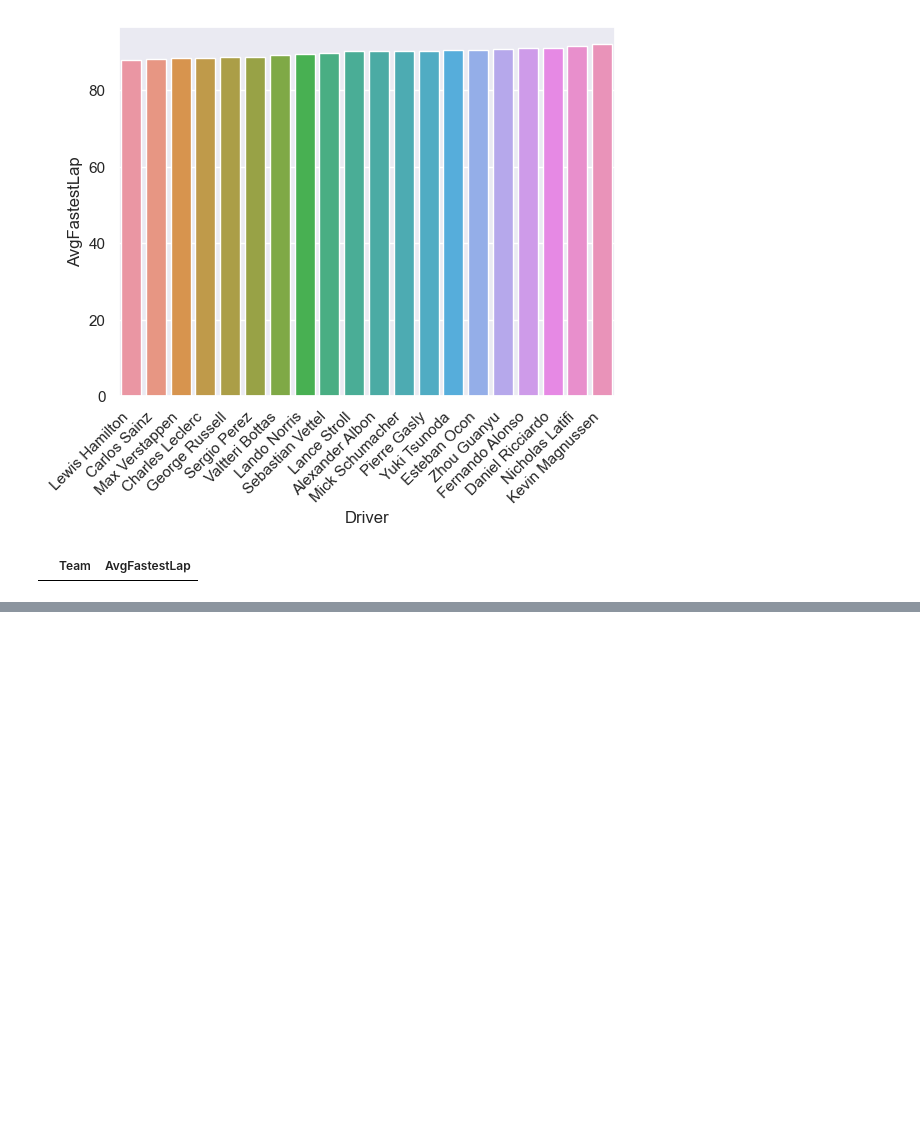
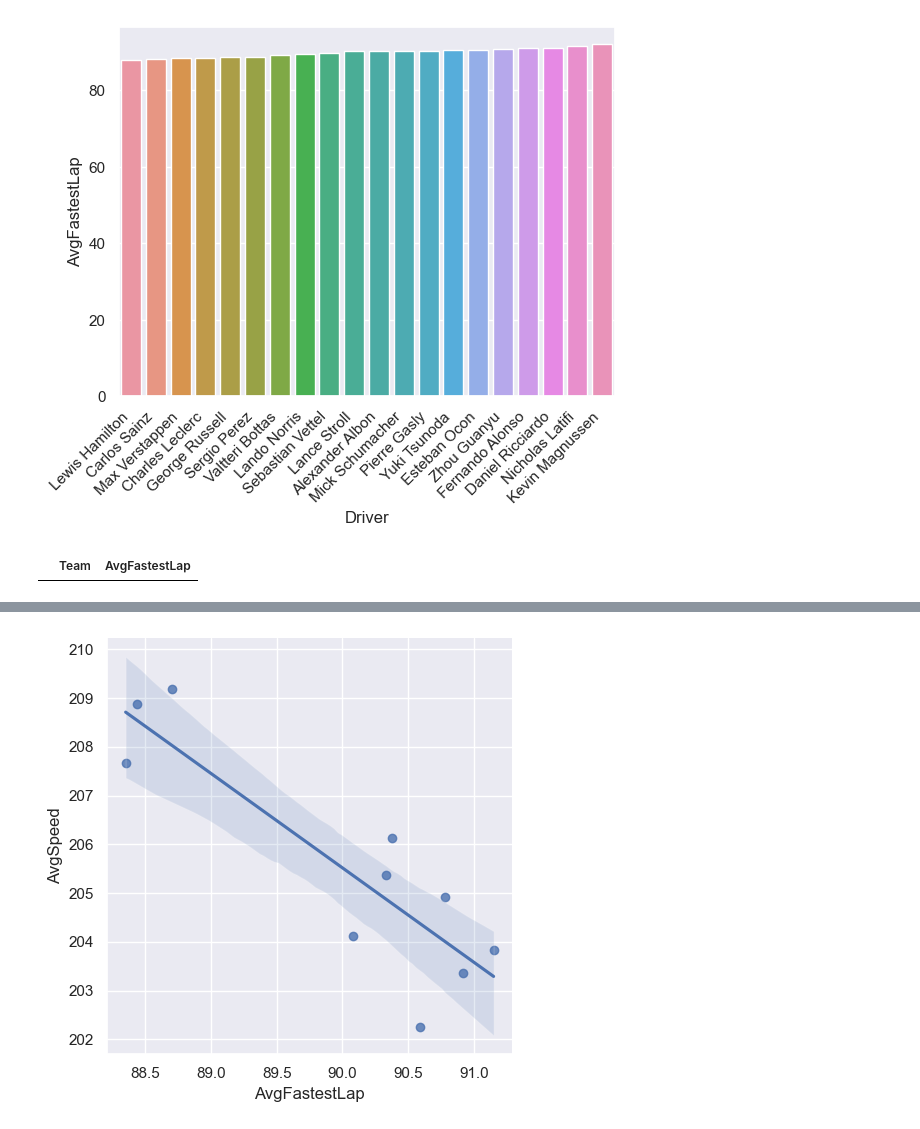
Before and after one commit to JB-26/f1-2022-analysis, a Jupyter notebook: team-analysis.ipynb, the cells around one changed output, grey strips where cells are left out. Cells and saved outputs as stored; diff of their text form; code cells hidden in the pictures; blank space fills up the shorter version.

```diff
--- a/team-analysis.ipynb
+++ b/team-analysis.ipynb
@@ -194,0 +223,11 @@ avgSpeedPlotTeam.set_xticklabels(avgSpeedPlotTeam.get_xticklabels(), rotation=45
+# %%
+df1 = avgFastestLapTeam
+df2 = avgSpeedTeam
+
+mergedDf = pd.merge(df1, df2, on="Team", how="inner")
+# %%
+# you may need to view this in an image browser
+# you can view this in data/compiled-data/plots/linearRegressionFastestLap.png
+linearRegFl = sns.lmplot(data=mergedDf, x='AvgFastestLap', y='AvgSpeed')
+# %% [output]
+[figure, added]
```
Also changed, not shown: parts of 7 cells of this notebook, 1 other file.
